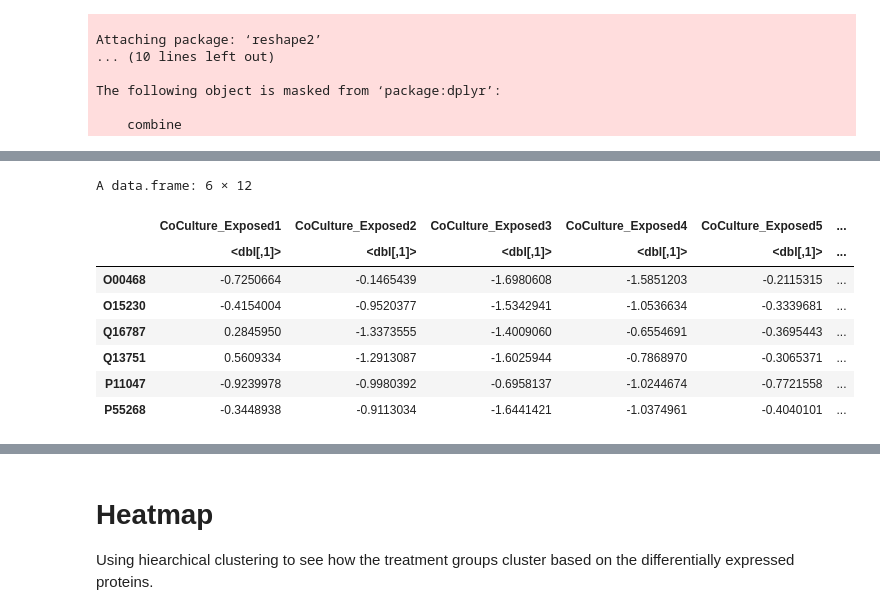
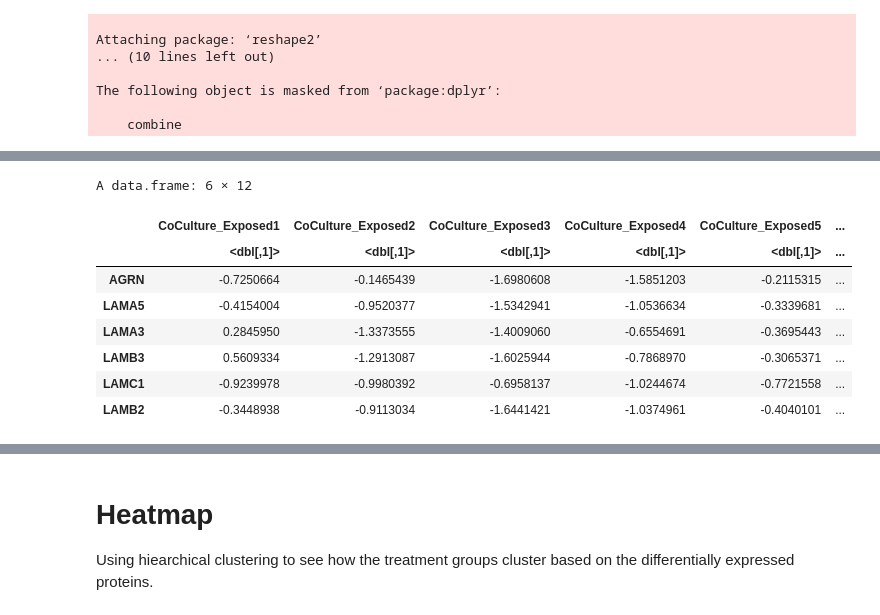
Before and after one commit to alexispayton/Wildfires-and-Extracellular-Vesicles-EVs-Woodsmoke-Alters-EV-Proteomic-Signatures-involved-in-Ext, a Jupyter notebook: 6. Hierarchical Clustering Heatmap/Hierarchical Clustering Heatmap.ipynb, the cells around one changed output, grey strips where cells are left out. Saved outputs shown, nothing was run; the diff lists cells and outputs as text; code cells hidden in the pictures.

```diff
--- a/6. Hierarchical Clustering Heatmap/Hierarchical Clustering Heatmap.ipynb
+++ b/6. Hierarchical Clustering Heatmap/Hierarchical Clustering Heatmap.ipynb
@@ -51,37 +51,37 @@ A data.frame: 6 × 11
 # %%
 # creating a df that pheatmap can take
 # only looking at differentially expressed proteins (DEPs) p adj < 0.2
 coculture_clustering_df = protein_df %>%
     # DEPs
     filter(Treatment == "CoCulture", P.Adj < 0.2) %>%
-    select(ID, Protein, log2Value) %>%
+    select(ID, Gene.name, log2Value) %>%
     # scaling within each protein
-    group_by(Protein) %>%
+    group_by(Gene.name) %>%
     mutate(log2Value = scale(log2Value)) %>%
     pivot_wider(names_from = ID, values_from = log2Value) %>%
-    column_to_rownames(var = "Protein")
+    column_to_rownames(var = "Gene.name")
 
 triculture_clustering_df = protein_df %>%
     # DEPs
     filter(Treatment == "TriCulture", P.Adj < 0.2) %>%
-    select(ID, Protein, log2Value) %>%
+    select(ID, Gene.name, log2Value) %>%
     # scaling within each protein
-    group_by(Protein) %>%
+    group_by(Gene.name) %>%
     mutate(log2Value = scale(log2Value)) %>%
     pivot_wider(names_from = ID, values_from = log2Value) %>%
-    column_to_rownames(var = "Protein")
+    column_to_rownames(var = "Gene.name")
 
 head(coculture_clustering_df)
 # %% [output]
 A data.frame: 6 × 12
 |  | CoCulture_Exposed1 | CoCulture_Exposed2 | CoCulture_Exposed3 | CoCulture_Exposed4 | CoCulture_Exposed5 | ... |
 |  | <dbl[,1]> | <dbl[,1]> | <dbl[,1]> | <dbl[,1]> | <dbl[,1]> | ... |
-| O00468 | -0.7250664 | -0.1465439 | -1.6980608 | -1.5851203 | -0.2115315 | ... |
-| O15230 | -0.4154004 | -0.9520377 | -1.5342941 | -1.0536634 | -0.3339681 | ... |
-| Q16787 | 0.2845950 | -1.3373555 | -1.4009060 | -0.6554691 | -0.3695443 | ... |
-| Q13751 | 0.5609334 | -1.2913087 | -1.6025944 | -0.7868970 | -0.3065371 | ... |
-| P11047 | -0.9239978 | -0.9980392 | -0.6958137 | -1.0244674 | -0.7721558 | ... |
-| P55268 | -0.3448938 | -0.9113034 | -1.6441421 | -1.0374961 | -0.4040101 | ... |
+| AGRN | -0.7250664 | -0.1465439 | -1.6980608 | -1.5851203 | -0.2115315 | ... |
+| LAMA5 | -0.4154004 | -0.9520377 | -1.5342941 | -1.0536634 | -0.3339681 | ... |
+| LAMA3 | 0.2845950 | -1.3373555 | -1.4009060 | -0.6554691 | -0.3695443 | ... |
+| LAMB3 | 0.5609334 | -1.2913087 | -1.6025944 | -0.7868970 | -0.3065371 | ... |
+| LAMC1 | -0.9239978 | -0.9980392 | -0.6958137 | -1.0244674 | -0.7721558 | ... |
+| LAMB2 | -0.3448938 | -0.9113034 | -1.6441421 | -1.0374961 | -0.4040101 | ... |
 # %%
 # determining avg protein concentration to order the df for the heatmap
 avg_coculture_df = protein_df %>%
```
Also changed, not shown: parts of 5 cells of this notebook.
